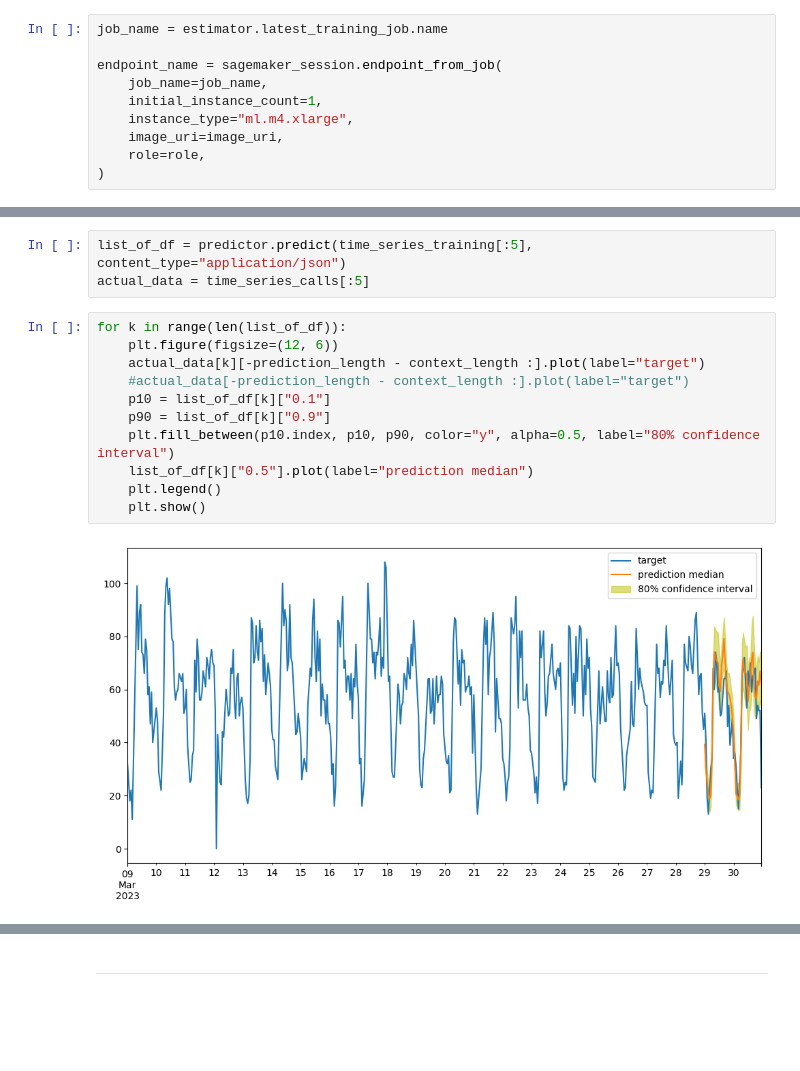
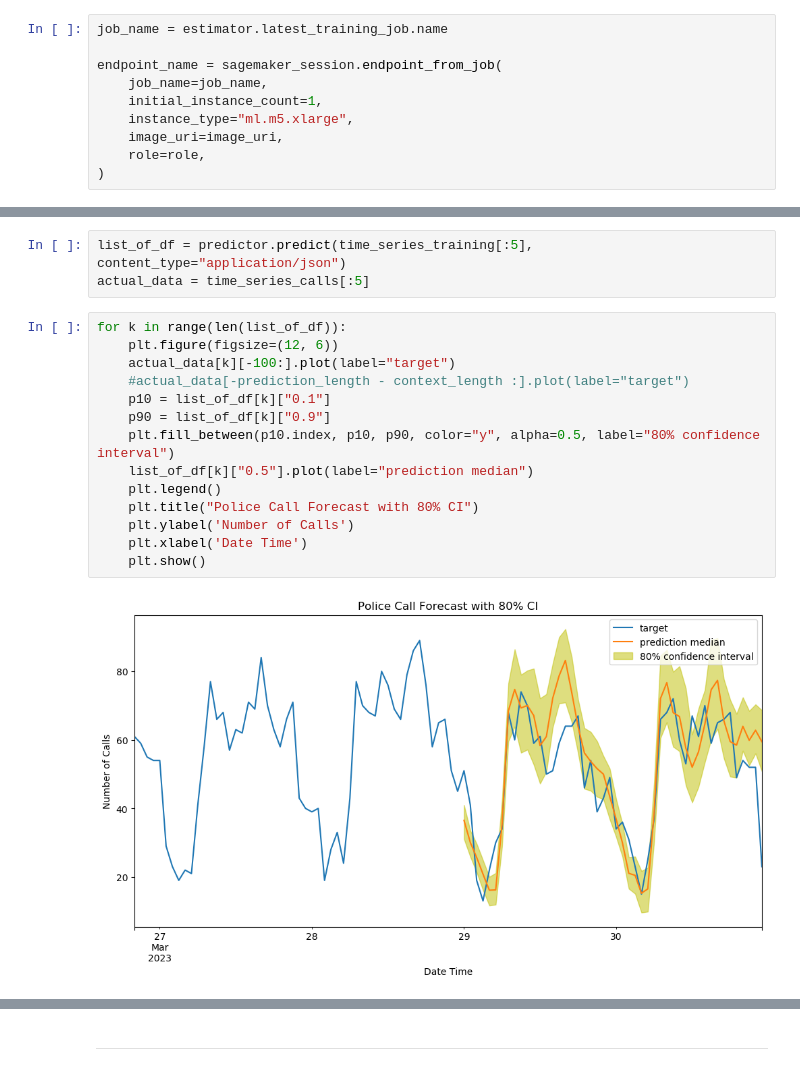
Before and after one commit to zalvatore/Predicting_Police_Activity, a Jupyter notebook: 3_Calls_ DeepAR.ipynb, the cells around one changed output, grey strips where cells are left out. Saved outputs shown, nothing was run; the diff lists cells and outputs as text; blank space fills up the shorter version.

Commit message:
Final Forecast

```diff
--- a/3_Calls_ DeepAR.ipynb
+++ b/3_Calls_ DeepAR.ipynb
@@ -404,7 +398,7 @@ job_name = estimator.latest_training_job.name
 endpoint_name = sagemaker_session.endpoint_from_job(
     job_name=job_name,
     initial_instance_count=1,
-    instance_type="ml.m4.xlarge",
+    instance_type="ml.m5.xlarge",
     image_uri=image_uri,
     role=role,
 )
@@ -429,14 +423,17 @@ actual_data = time_series_calls[:5]
 # %%
 for k in range(len(list_of_df)):
     plt.figure(figsize=(12, 6))
-    actual_data[k][-prediction_length - context_length :].plot(label="target")
+    actual_data[k][-100:].plot(label="target")
     #actual_data[-prediction_length - context_length :].plot(label="target")
     p10 = list_of_df[k]["0.1"]
     p90 = list_of_df[k]["0.9"]
     plt.fill_between(p10.index, p10, p90, color="y", alpha=0.5, label="80% confidence interval")
     list_of_df[k]["0.5"].plot(label="prediction median")
     plt.legend()
+    plt.title("Police Call Forecast with 80% CI")
+    plt.ylabel('Number of Calls')
+    plt.xlabel('Date Time')
     plt.show()
 # %% [output]
-[figure, old version]
+[figure, new version]
 # %%
```
Also changed, not shown: parts of 36 cells of this notebook.
